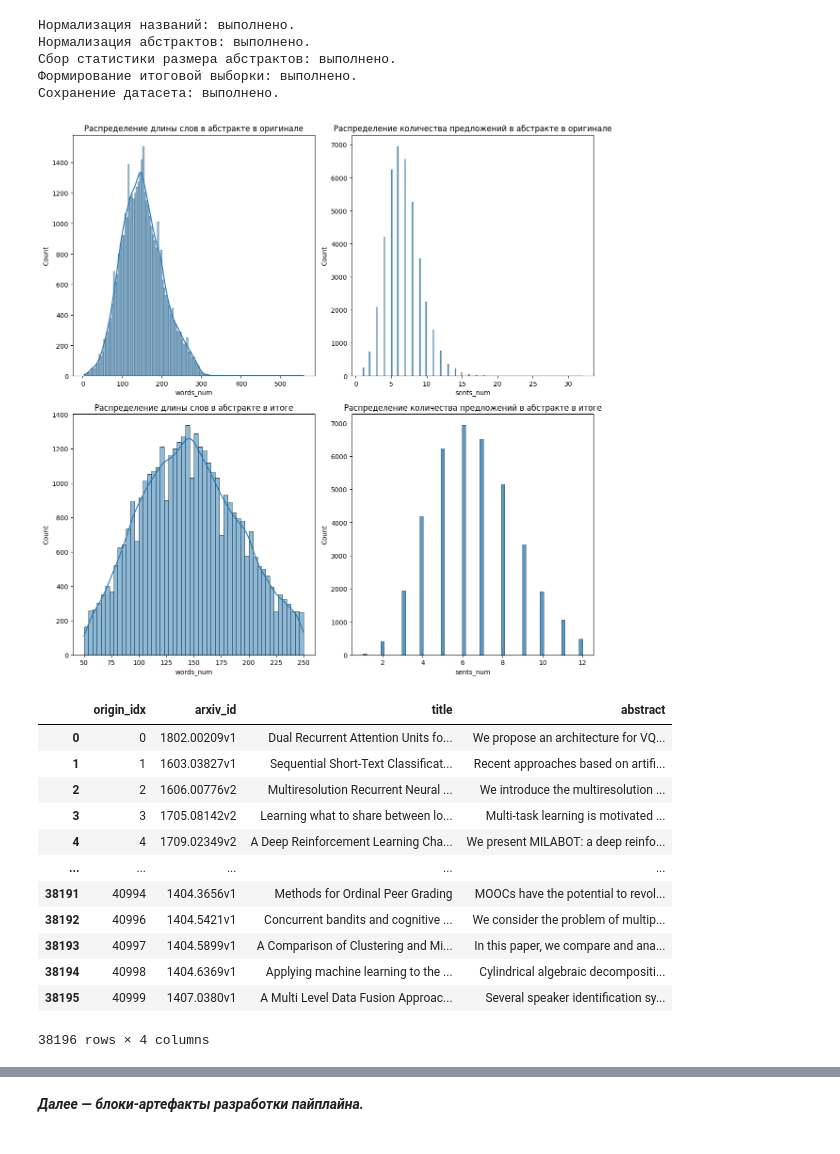
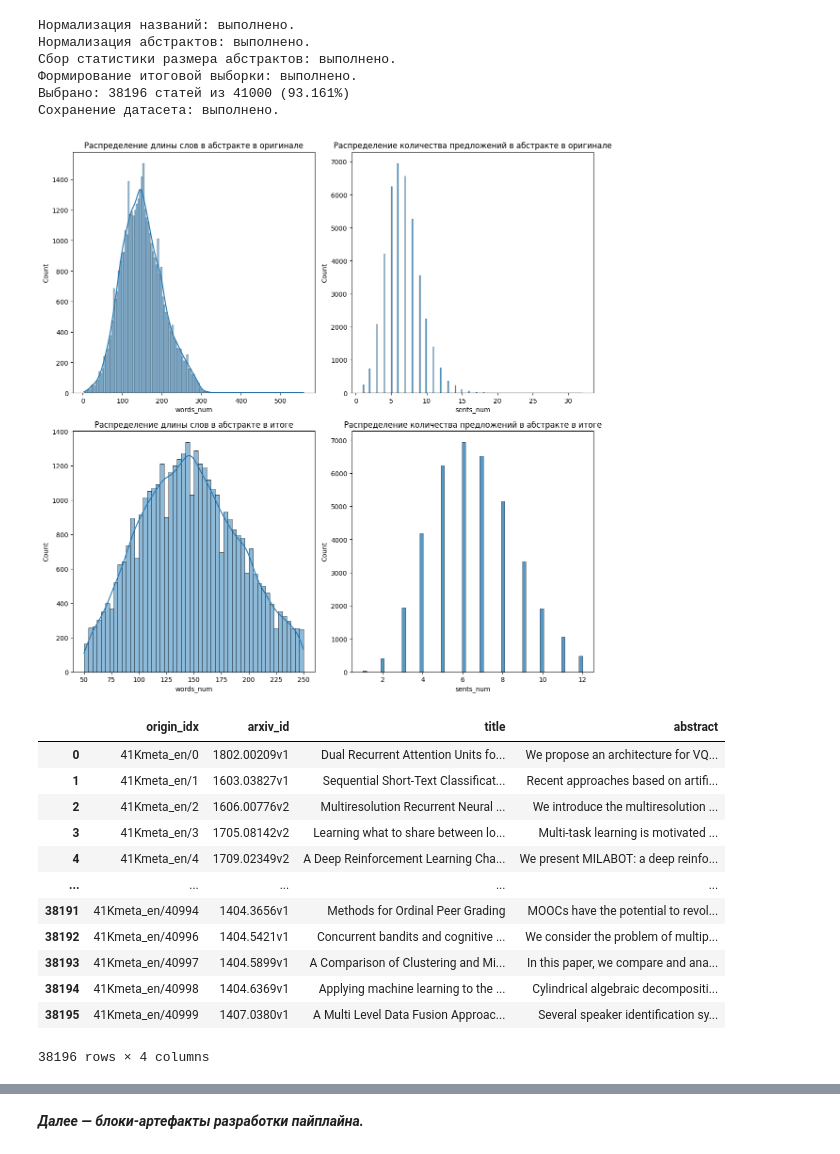
Before and after one commit to iltars311/ArticleCover, a Jupyter notebook: src/data_processing.ipynb, the cells around one changed output, grey strips where cells are left out. Cells and saved outputs as stored; diff of their text form; code cells hidden in the pictures.

Commit message:
dataset:

```diff
--- a/src/data_processing.ipynb
+++ b/src/data_processing.ipynb
@@ -7,30 +32,32 @@ import matplotlib.pyplot as plt
+# %%
+def load_json(dataset_path, max_size):
+    try:
+        with open(dataset_path, "r", encoding='UTF-8') as file:
+            df_json = json.load(file)
+            set_size = len(df_json)
+            each_n = set_size // max_size if max_size < set_size else 1
+            return df_json[::each_n]
+    except json.JSONDecodeError:
+        return load_jsonl(dataset_path, max_size)
+    except Exception as e:
+        raise RuntimeError(f'An error occured during parsing: {e}')
 # %%
-def data_preprocessing_pipeline(dataset_path, max_size=100000, save=False, save_path='dataset.tsv'):
-    with open(dataset_path, "r", encoding='UTF-8') as file:
-        try:
-            ds_json = json.load(file)
-        except:
-            try:
-                ds_json = []
-                size = 0
-                for line in tqdm(file, desc='Загрузка данных'):
-                    ds_json.append(json.loads(line))
-                    size += 1
-                    if size >= max_size:
-                        break
-            except:
-                raise RuntimeError('File format is not json or jsonl')
+def data_preprocessing_pipeline(dataset_path, max_size=100000, save=False, save_path='dataset.tsv', save_mode='w'):
+    if not os.path.exists(dataset_path):
+        raise FileNotFoundError('dataset not found')
+
+    df_json = load_json(dataset_path, max_size)
 
     df_origin = pd.DataFrame(columns = ['origin_idx', 'arxiv_id', 'title', 'abstract'])
 
     origin_idx = 0
-    for art in tqdm(ds_json, 'Создание pandas-DataFrame из данных'):
-        if 'summary' in art:
+    for art in tqdm(df_json, 'Создание pandas-DataFrame из данных'):
+        if 'summary' in art or 'abstract' in art:
             arxiv_id = art['id']
             title = art['title']
-            abstract = art['summary']
+            abstract = art['summary'] if 'summary' in art else art['abstract']
             row = pd.DataFrame({
-                'origin_idx' : origin_idx,
+                'origin_idx' : dataset_path.split('/')[-2] + "/" + str(origin_idx),
                 'arxiv_id' : [arxiv_id],
                 'title' : [title],
                 'abstract' : [abstract]
@@ -62,12 +89,13 @@ def data_preprocessing_pipeline(dataset_path, max_size=100000, save=False, save_
     df_good = df_good[df_good['words_num'] <= 250]
     df_good = df_good[df_good['sents_num'] <= 12]
     print('выполнено.')
+    print(f"Выбрано: {df_good.shape[0]} статей из {df_clean.shape[0]} ({df_good.shape[0] / df_clean.shape[0] * 100:.3f}%)")
 
     df_fin = df_good.drop(columns=['words_num', 'sents_num'])
 
     if save:
         print('Сохранение датасета: ', end='')
-        df_fin.to_csv(save_path, sep='\t', index=False, encoding='utf-8-sig')
+        df_fin.to_csv(save_path, sep='\t', mode=save_mode, header=(save_mode == 'w'), index=False, encoding='utf-8-sig')
         print('выполнено.')
 
     fig, axes = plt.subplots(2, 2, figsize=(12, 12))
@@ -87,24 +115,25 @@ def data_preprocessing_pipeline(dataset_path, max_size=100000, save=False, save_
 
     return df_fin.reset_index(drop=True)
 # %%
-data_preprocessing_pipeline('../origins/41Kmeta_en/arxivData.json', save=True, save_path='../dataset/clean.tsv')
+data_preprocessing_pipeline('../origins/41Kmeta_en/arxivData.json', save=True, save_path='../dataset/clean.tsv', save_mode='w')
 # %% [output]
 Нормализация названий: выполнено.
 Нормализация абстрактов: выполнено.
 Сбор статистики размера абстрактов: выполнено.
 Формирование итоговой выборки: выполнено.
+Выбрано: 38196 статей из 41000 (93.161%)
 Сохранение датасета: выполнено.
 [figure]
 |  | origin_idx | arxiv_id | title | abstract |
-| 0 | 0 | 1802.00209v1 | Dual Recurrent Attention Units fo... | We propose an architecture for VQ... |
-| 1 | 1 | 1603.03827v1 | Sequential Short-Text Classificat... | Recent approaches based on artifi... |
-| 2 | 2 | 1606.00776v2 | Multiresolution Recurrent Neural ... | We introduce the multiresolution ... |
-| 3 | 3 | 1705.08142v2 | Learning what to share between lo... | Multi-task learning is motivated ... |
-| 4 | 4 | 1709.02349v2 | A Deep Reinforcement Learning Cha... | We present MILABOT: a deep reinfo... |
+| 0 | 41Kmeta_en/0 | 1802.00209v1 | Dual Recurrent Attention Units fo... | We propose an architecture for VQ... |
+| 1 | 41Kmeta_en/1 | 1603.03827v1 | Sequential Short-Text Classificat... | Recent approaches based on artifi... |
+| 2 | 41Kmeta_en/2 | 1606.00776v2 | Multiresolution Recurrent Neural ... | We introduce the multiresolution ... |
+| 3 | 41Kmeta_en/3 | 1705.08142v2 | Learning what to share between lo... | Multi-task learning is motivated ... |
+| 4 | 41Kmeta_en/4 | 1709.02349v2 | A Deep Reinforcement Learning Cha... | We present MILABOT: a deep reinfo... |
 | ... | ... | ... | ... | ... |
-| 38191 | 40994 | 1404.3656v1 | Methods for Ordinal Peer Grading | MOOCs have the potential to revol... |
-| 38192 | 40996 | 1404.5421v1 | Concurrent bandits and cognitive ... | We consider the problem of multip... |
-| 38193 | 40997 | 1404.5899v1 | A Comparison of Clustering and Mi... | In this paper, we compare and ana... |
-| 38194 | 40998 | 1404.6369v1 | Applying machine learning to the ... | Cylindrical algebraic decompositi... |
-| 38195 | 40999 | 1407.0380v1 | A Multi Level Data Fusion Approac... | Several speaker identification sy... |
+| 38191 | 41Kmeta_en/40994 | 1404.3656v1 | Methods for Ordinal Peer Grading | MOOCs have the potential to revol... |
+| 38192 | 41Kmeta_en/40996 | 1404.5421v1 | Concurrent bandits and cognitive ... | We consider the problem of multip... |
+| 38193 | 41Kmeta_en/40997 | 1404.5899v1 | A Comparison of Clustering and Mi... | In this paper, we compare and ana... |
+| 38194 | 41Kmeta_en/40998 | 1404.6369v1 | Applying machine learning to the ... | Cylindrical algebraic decompositi... |
+| 38195 | 41Kmeta_en/40999 | 1407.0380v1 | A Multi Level Data Fusion Approac... | Several speaker identification sy... |
 38196 rows × 4 columns
```
Also changed, not shown: parts of 4 cells of this notebook.
